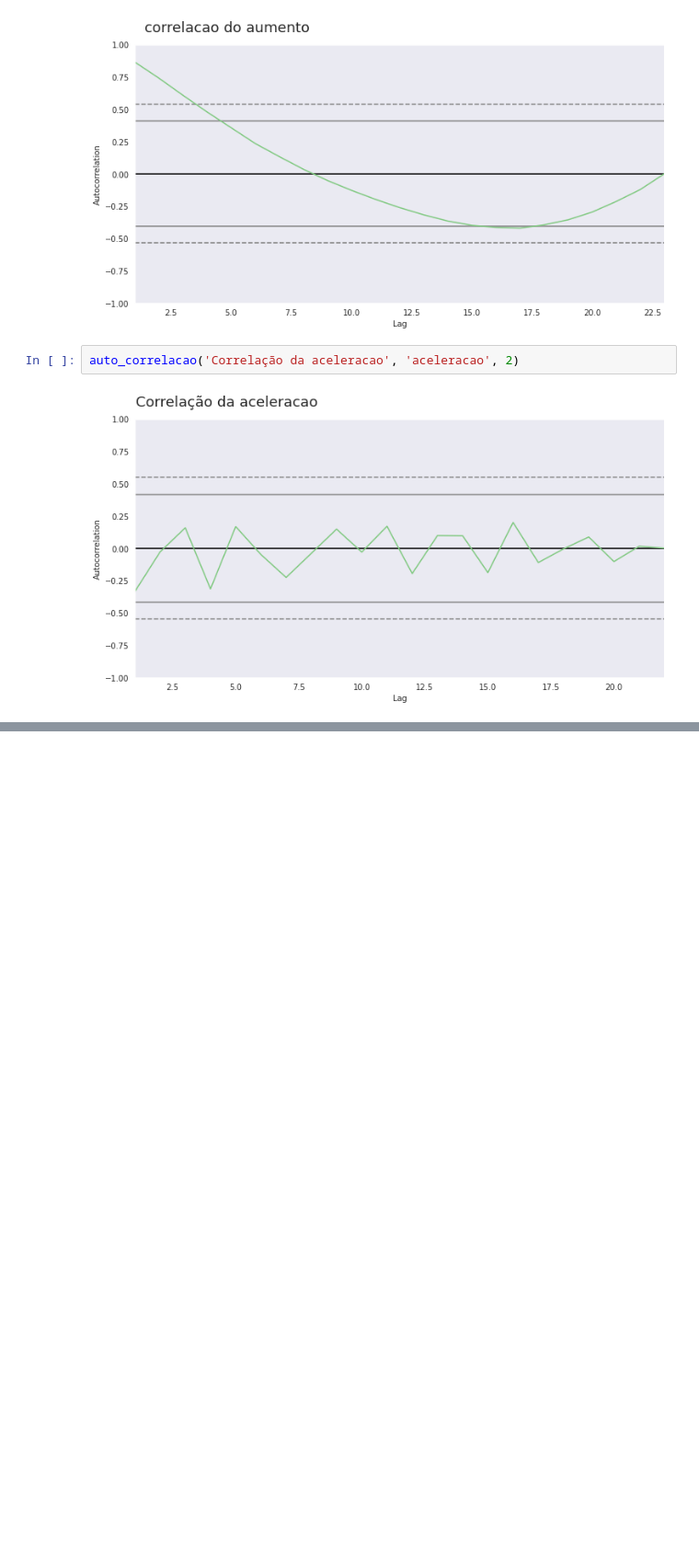
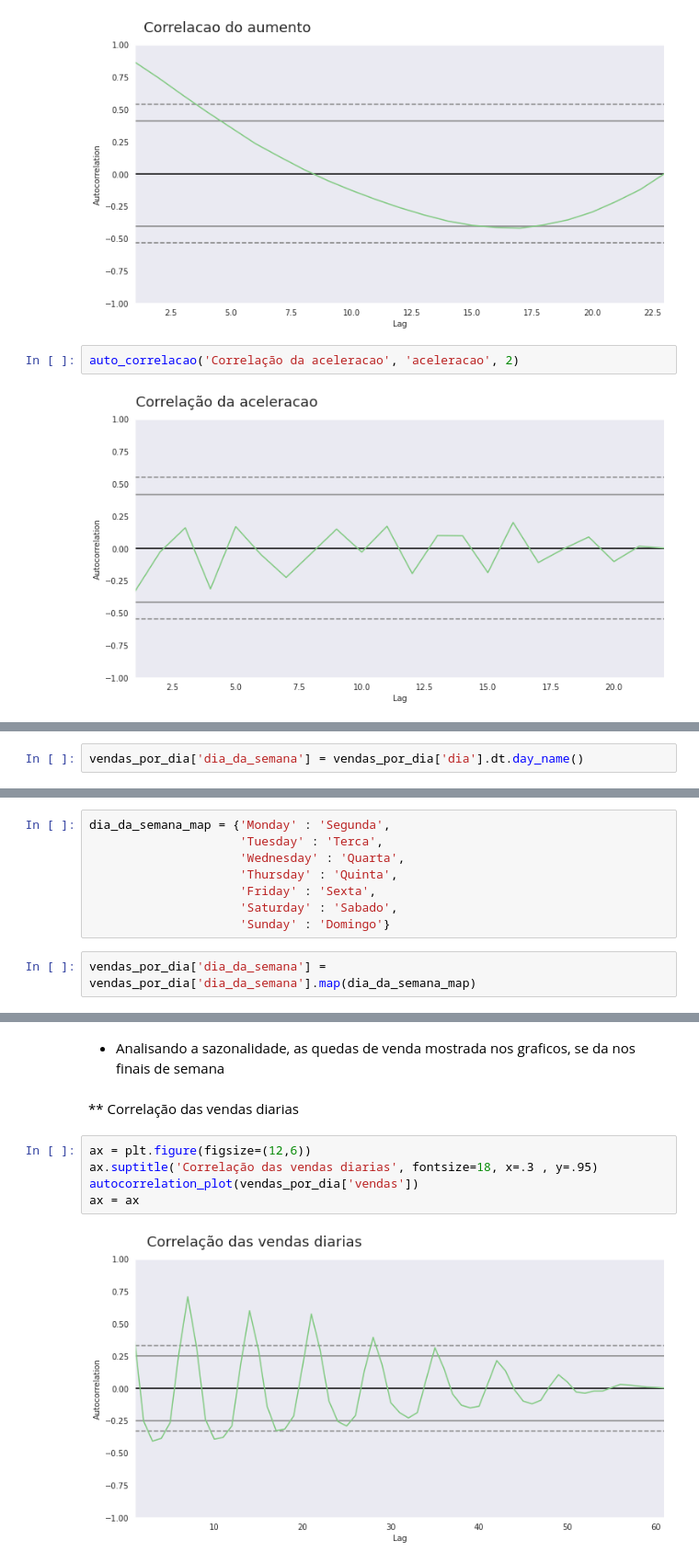
Before and after one commit to vitaoTM/python_projects, a Jupyter notebook: Time_Series.ipynb, the cells around one changed output, grey strips where cells are left out. Shown at 92% size. Saved outputs shown, nothing was run; the diff lists cells and outputs as text; blank space fills up the shorter version.

```diff
--- a/Time_Series.ipynb
+++ b/Time_Series.ipynb
@@ -171,0 +344,2 @@ auto_correlacao('Correlação da aceleracao', 'aceleracao', 2)
+# %%
+vendas_por_dia['dia_da_semana'] = vendas_por_dia['dia'].dt.day_name()
@@ -171,0 +363,10 @@ auto_correlacao('Correlação da aceleracao', 'aceleracao', 2)
+# %%
+dia_da_semana_map = {'Monday' : 'Segunda',
+                     'Tuesday' : 'Terca',
+                     'Wednesday' : 'Quarta',
+                     'Thursday' : 'Quinta',
+                     'Friday' : 'Sexta',
+                     'Saturday' : 'Sabado',
+                     'Sunday' : 'Domingo'}
+# %%
+vendas_por_dia['dia_da_semana'] = vendas_por_dia['dia_da_semana'].map(dia_da_semana_map)
@@ -171,0 +401,11 @@ auto_correlacao('Correlação da aceleracao', 'aceleracao', 2)
+# %% [markdown]
+* Analisando a sazonalidade, as quedas de venda mostrada nos graficos, se da nos finais de semana
+# %% [markdown]
+** Correlação das vendas diarias
+# %%
+ax = plt.figure(figsize=(12,6))
+ax.suptitle('Correlação das vendas diarias', fontsize=18, x=.3 , y=.95)
+autocorrelation_plot(vendas_por_dia['vendas'])
+ax = ax
+# %% [output]
+[figure, added]
```
Also changed, not shown: parts of 75 cells of this notebook.
